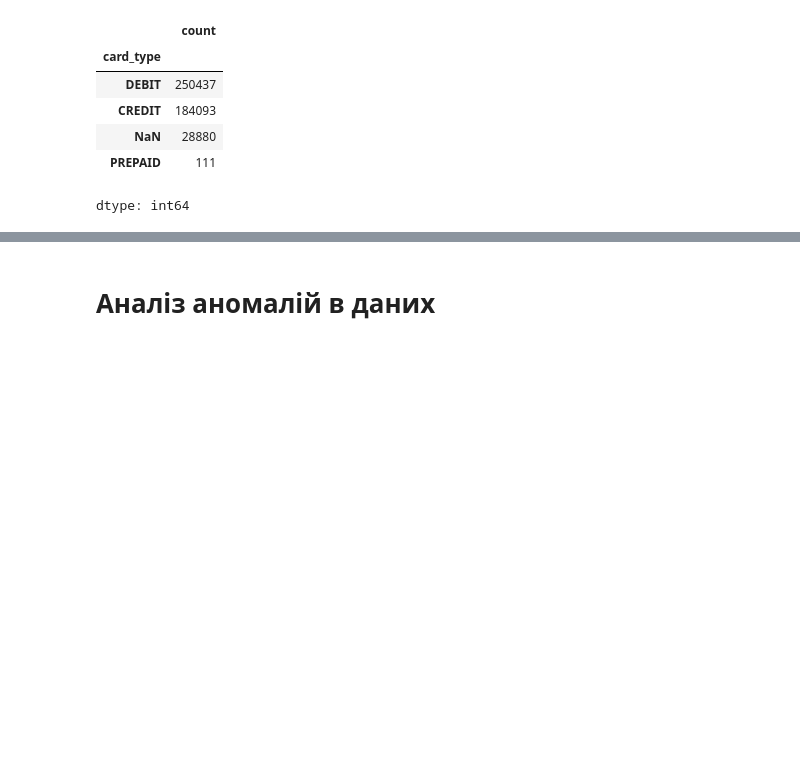
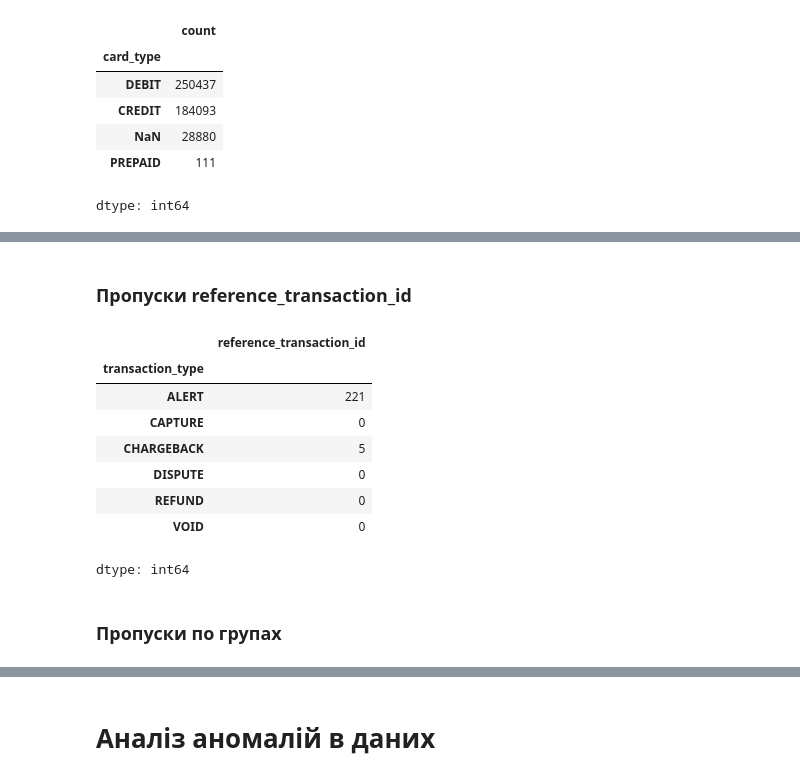
Before and after one commit to bukovskiy7777/Data-Analysis, a Jupyter notebook: Test_task.ipynb, the cells around one changed output, grey strips where cells are left out. Drawn from its saved outputs; the diff is of its cells as text; code cells hidden in the pictures; blank space fills up the shorter version.

```diff
--- a/Test_task.ipynb
+++ b/Test_task.ipynb
@@ -259,0 +238,16 @@ transaction_id має тільки унікальні значення
+# %% [markdown]
+### Пропуски reference_transaction_id
+# %%
+df[df['transaction_type'] != "SALE"].groupby('transaction_type')['reference_transaction_id'].apply(lambda x: x.isna().sum())
+# %% [output]
+|  | reference_transaction_id |
+| transaction_type |  |
+| ALERT | 221 |
+| CAPTURE | 0 |
+| CHARGEBACK | 5 |
+| DISPUTE | 0 |
+| REFUND | 0 |
+| VOID | 0 |
+dtype: int64
+# %% [markdown]
+### Пропуски по групах
```
Also changed, not shown: parts of 27 cells of this notebook.
